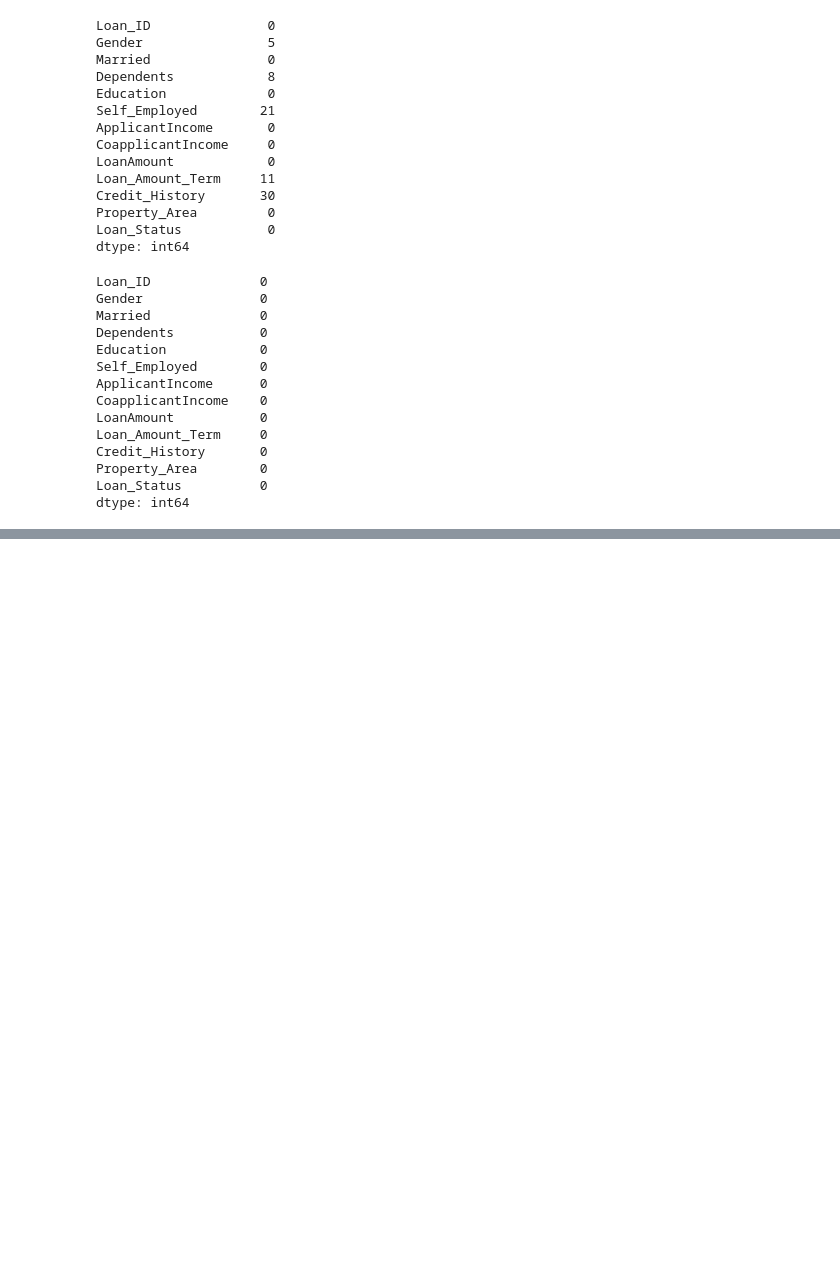
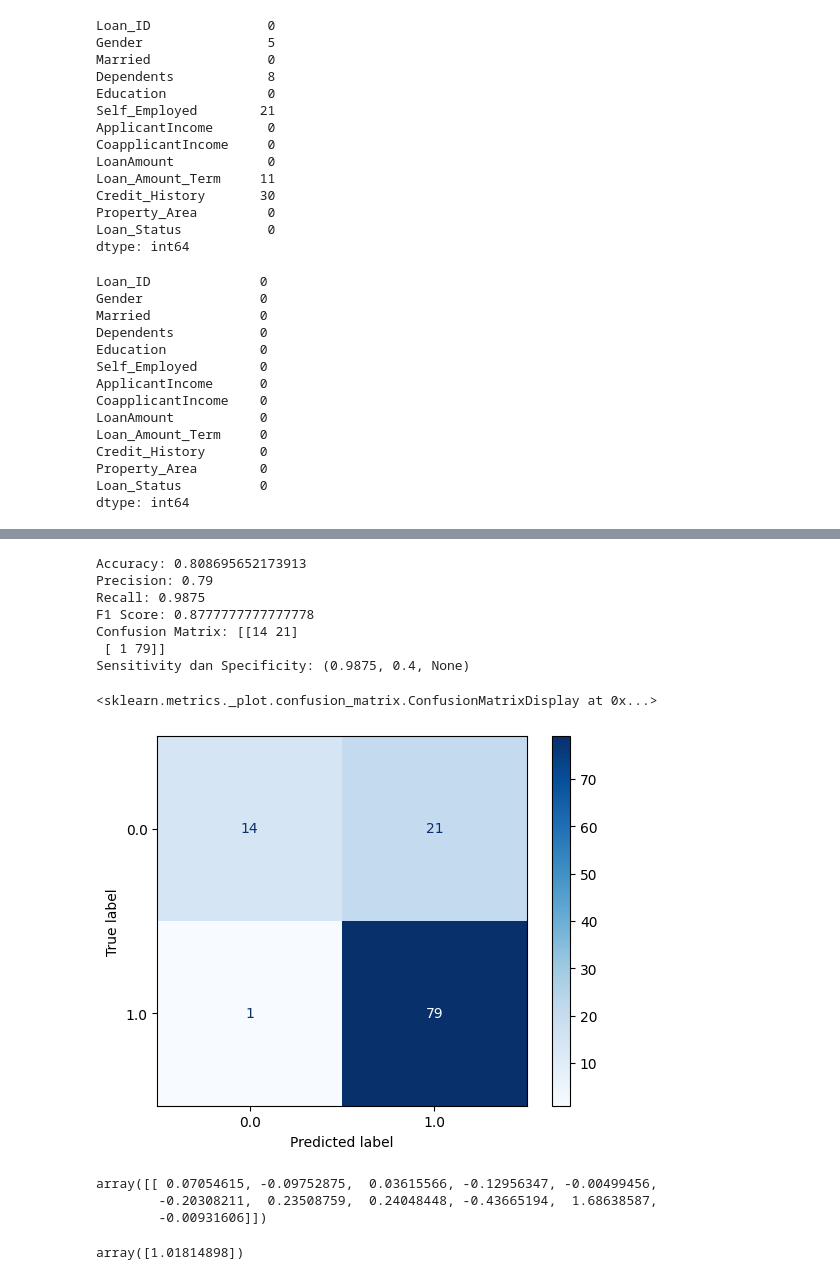
Before and after one commit to aliifam/ppd, a Jupyter notebook: ppd/pekan4/tutam1.ipynb, the cells around one changed output, grey strips where cells are left out. Cells and saved outputs as stored; diff of their text form; code cells hidden in the pictures; blank space fills up the shorter version.

```diff
--- a/ppd/pekan4/tutam1.ipynb
+++ b/ppd/pekan4/tutam1.ipynb
@@ -198,0 +173,7 @@ NameError: name 'c_variables' is not defined
+# %%
+# data preprocessing
+df_X = df.drop(['Loan_ID','Loan_Status'], axis=1)
+df_y = df[['Loan_Status']]
+
+cats = df_X.select_dtypes(include=['object', 'bool']).columns
+print(cats)
@@ -198,0 +288,42 @@ NameError: name 'c_variables' is not defined
+# %%
+# logistic regression
+import numpy as np
+from sklearn.metrics import f1_score
+
+model = LogisticRegression()
+model.fit(X_train, y_train)
+
+# membuat prediksi
+y_pred = model.predict(X_test)
+
+# menghitung akurasi model dengan accuracy, precision, recall, dan confusion matrix
+print('Accuracy:', accuracy_score(y_test, y_pred))
+print('Precision:', precision_score(y_test, y_pred))
+print('Recall:', recall_score(y_test, y_pred))
+print('F1 Score:', f1_score(y_test, y_pred))
+print('Confusion Matrix:', confusion_matrix(y_test, y_pred))
+print('Sensitivity dan Specificity:', sensitivity_specificity_support(y_test, y_pred, average='binary'))
+
+cm = confusion_matrix(y_test, y_pred)
+disp = ConfusionMatrixDisplay(confusion_matrix=cm, display_labels=np.unique(y_test))
+disp.plot(cmap=plt.cm.Blues)
+# %% [output]
+Accuracy: 0.808695652173913
+Precision: 0.79
+Recall: 0.9875
+F1 Score: 0.8777777777777778
+Confusion Matrix: [[14 21]
+ [ 1 79]]
+Sensitivity dan Specificity: (0.9875, 0.4, None)
+<sklearn.metrics._plot.confusion_matrix.ConfusionMatrixDisplay at 0x...>
+[figure, added]
+# %%
+model.coef_
+# %% [output]
+array([[ 0.07054615, -0.09752875,  0.03615566, -0.12956347, -0.00499456,
+        -0.20308211,  0.23508759,  0.24048448, -0.43665194,  1.68638587,
+        -0.00931606]])
+# %%
+model.intercept_
+# %% [output]
+array([1.01814898])
```
Also changed, not shown: parts of 14 cells of this notebook.
